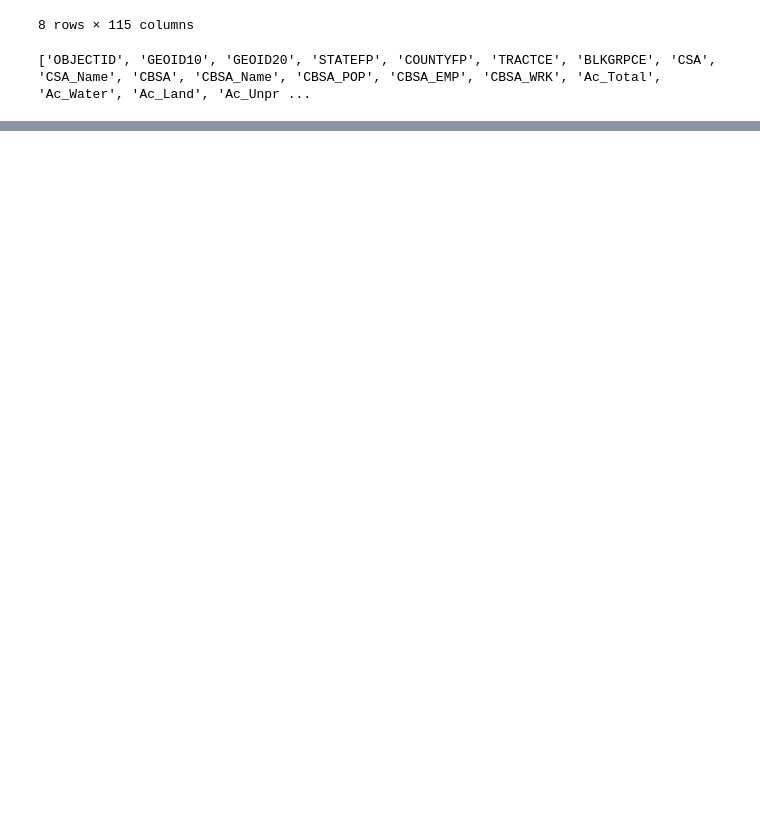
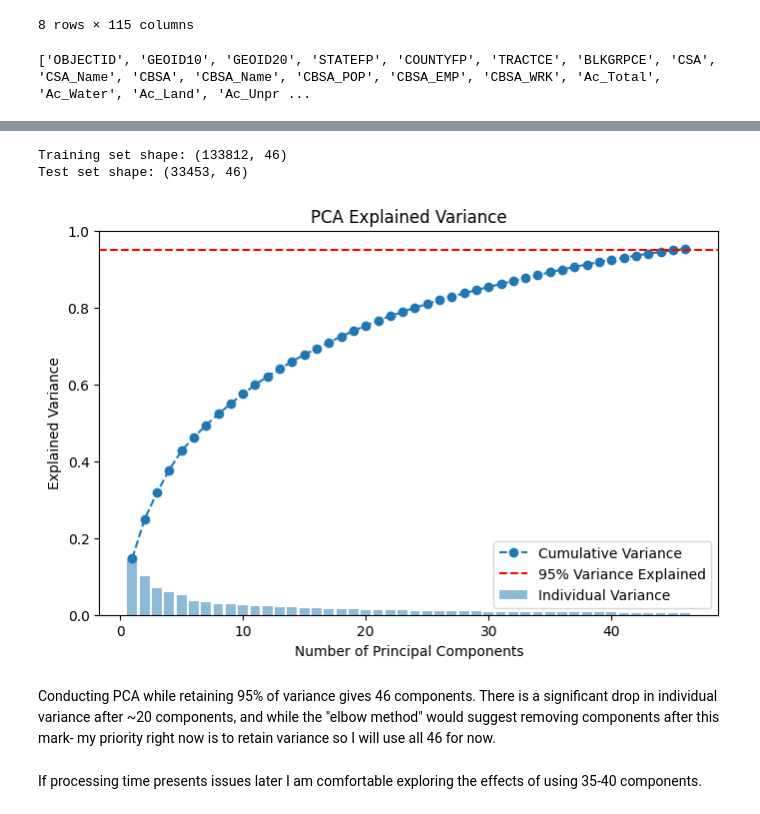
Before and after one commit to kquigg/Capstone557, a Jupyter notebook: Capstone.ipynb, the cells around one changed output, grey strips where cells are left out. Saved outputs shown, nothing was run; the diff lists cells and outputs as text; code cells hidden in the pictures; blank space fills up the shorter version.

```diff
--- a/Capstone.ipynb
+++ b/Capstone.ipynb
@@ -231,0 +178,16 @@ data.shape
+# %%
+# Splitting df before any transformations to avoid leakage
+
+X = data
+y = walkability_given
+
+X_train, X_test, y_train, y_test = train_test_split(X, y, test_size=0.2, random_state=10)
+# %%
+# Scaling data using standard scaled to 1. maintain shape of original distributions and 2. ensure all features contribute equally to PCA
+
+scaler = StandardScaler()
+
+X_train_scaled = scaler.fit_transform(X_train)
+X_test_scaled = scaler.transform(X_test)
+
+X_train_scaled_df = pd.DataFrame(X_train_scaled, columns=X_train.columns, index=X_train.index)
@@ -231,0 +240,36 @@ data.shape
+# %%
+#PCA
+
+pca = PCA(n_components=0.95)  # n = 95% variance
+
+X_train_pca = pca.fit_transform(X_train_scaled)
+X_test_pca = pca.transform(X_test_scaled)
+# %%
+# Check dimensions
+print("Training set shape:", X_train_pca.shape)
+print("Test set shape:", X_test_pca.shape)
+# %% [output]
+Training set shape: (133812, 46)
+Test set shape: (33453, 46)
+# %%
+# Visualize with screeplot
+
+explained_variance_ratio = pca.explained_variance_ratio_
+cumulative_variance = np.cumsum(explained_variance_ratio)
+# %%
+plt.figure(figsize=(8, 5))
+plt.plot(range(1, len(explained_variance_ratio) + 1), cumulative_variance, marker='o', linestyle='--', label="Cumulative Variance")
+plt.bar(range(1, len(explained_variance_ratio) + 1), explained_variance_ratio, alpha=0.5, label="Individual Variance")
+
+plt.axhline(y=0.95, color='r', linestyle='--', label="95% Variance Explained")
+plt.xlabel("Number of Principal Components")
+plt.ylabel("Explained Variance")
+plt.title("PCA Explained Variance")
+plt.legend()
+plt.show()
+# %% [output]
+[figure, added]
+# %% [markdown]
+Conducting PCA while retaining 95% of variance gives 46 components. There is a significant drop in individual variance after ~20 components, and while the "elbow method" would suggest removing components after this mark- my priority right now is to retain variance so I will use all 46 for now.
+# %% [markdown]
+If processing time presents issues later I am comfortable exploring the effects of using 35-40 components.
```
Also changed, not shown: parts of 23 cells of this notebook.
